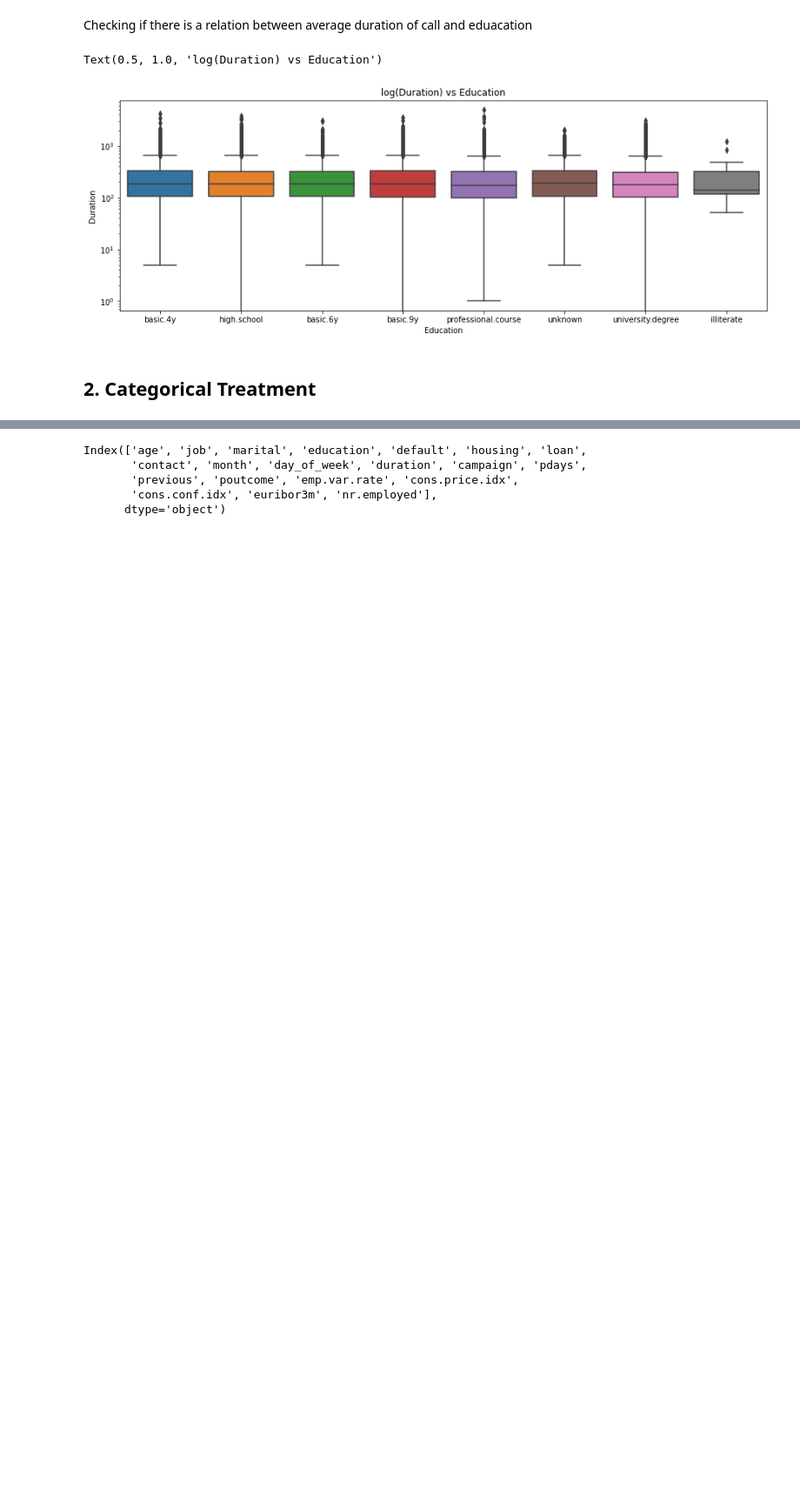
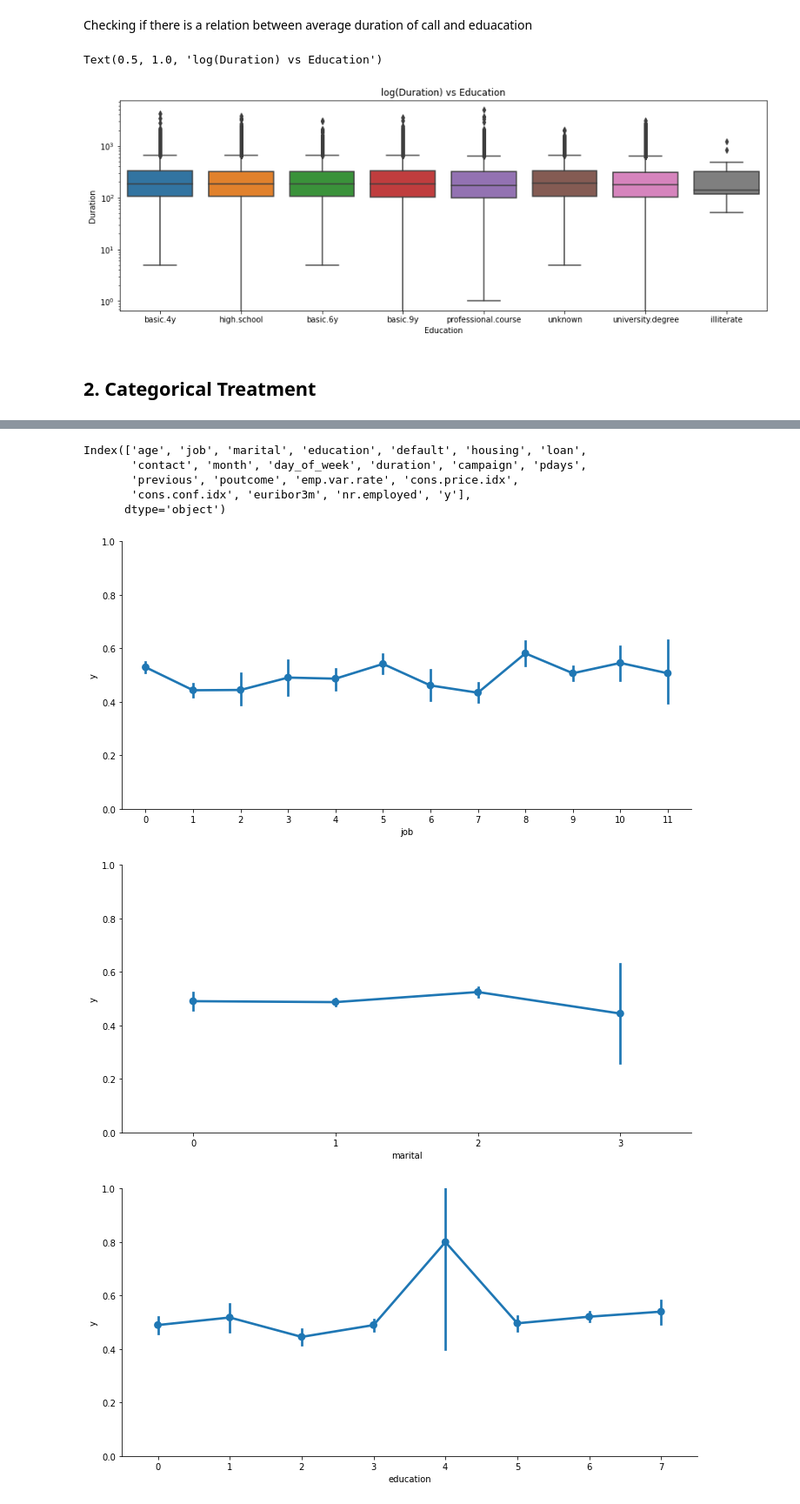
Before and after one commit to kaushik-holla/Bank-Marketing, a Jupyter notebook: Bank Marketing Analysis and Modeling.ipynb, the cells around one changed output, grey strips where cells are left out. Shown: that part at 87% size. Cells and saved outputs as stored; diff of their text form; code cells hidden in the pictures; blank space fills up the shorter version.

```diff
--- a/Bank Marketing Analysis and Modeling.ipynb
+++ b/Bank Marketing Analysis and Modeling.ipynb
@@ -341,8 +471,17 @@ Text(0.5, 1.0, 'log(Duration) vs Education')
 # %%
-df.columns
+X.columns
 # %% [output]
 Index(['age', 'job', 'marital', 'education', 'default', 'housing', 'loan',
        'contact', 'month', 'day_of_week', 'duration', 'campaign', 'pdays',
        'previous', 'poutcome', 'emp.var.rate', 'cons.price.idx',
-       'cons.conf.idx', 'euribor3m', 'nr.employed'],
+       'cons.conf.idx', 'euribor3m', 'nr.employed', 'y'],
       dtype='object')
+# %%
+# Generate categorical plots for features
+for col in ["job","marital","education","default","housing","loan","contact","month","day_of_week","poutcome"]:
+    sns.catplot(x=col, y='y', data=X, kind='point', aspect=2, )
+    plt.ylim(0, 1)
+# %% [output]
+[figure, added]
+[figure, added]
+[figure, added]
```
Also changed, not shown: parts of 38 cells of this notebook.
